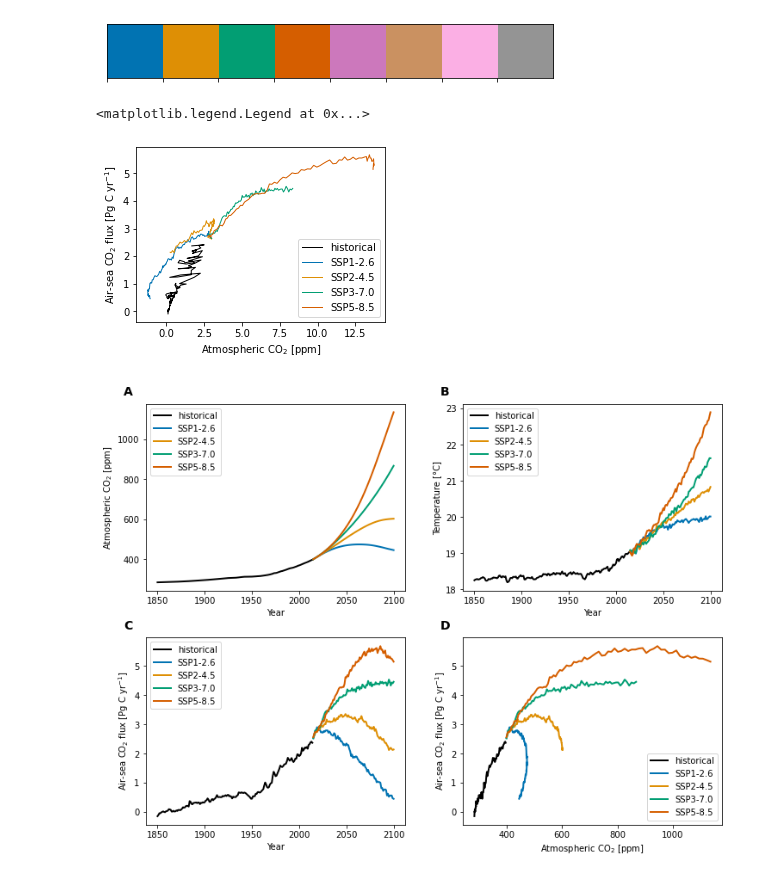
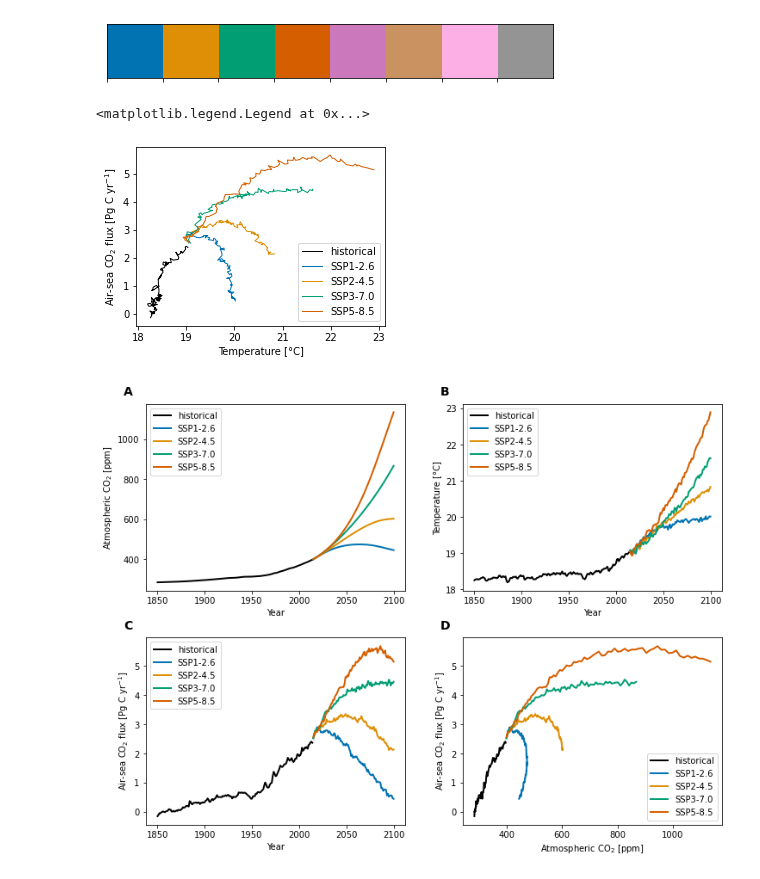
Before and after one commit to marbl-ecosys/cesm2-marbl, a Jupyter notebook: notebooks/transient.ipynb, the cells around one changed output. Cells and saved outputs as stored; diff of their text form; code cells hidden in the pictures.

```diff
--- a/notebooks/transient.ipynb
+++ b/notebooks/transient.ipynb
@@ -193,25 +193,25 @@ variable_labels = dict(
 )
 # %%
 y = 'FG_CO2'
-x = 'ATM_CO2'
+x = 'SST'
 
 nrow = 1
 ncol = 1
 fig, ax = plt.subplots(nrow, ncol, figsize=(4*ncol, 3*nrow),
                        constrained_layout=True)
 
 for exp in experiments:
     ds = dsets[exp]
     #for member_id in ds.member_id.values:
     #    ax.plot(ds.time, ds[v].sel(member_id=member_id), '-', alpha=0.25, linewidth=1, color=exp_colors[exp])
-    ax.plot(ds[x].diff('year'), ds[y][1:], '-', linewidth=1, color=exp_colors[exp], label=exp)
+    ax.plot(ds[x], ds[y], '-', linewidth=1, color=exp_colors[exp], label=exp)
 
 ax.set_ylabel(variable_labels[y])
 ax.set_xlabel(variable_labels[x])
 plt.legend()
 # %% [output]
 <matplotlib.legend.Legend at 0x...>
-[figure, old version]
+[figure, new version]
 # %%
 y = 'FG_CO2'
 x = 'SST'
```
Also changed, not shown: 3 other files.
